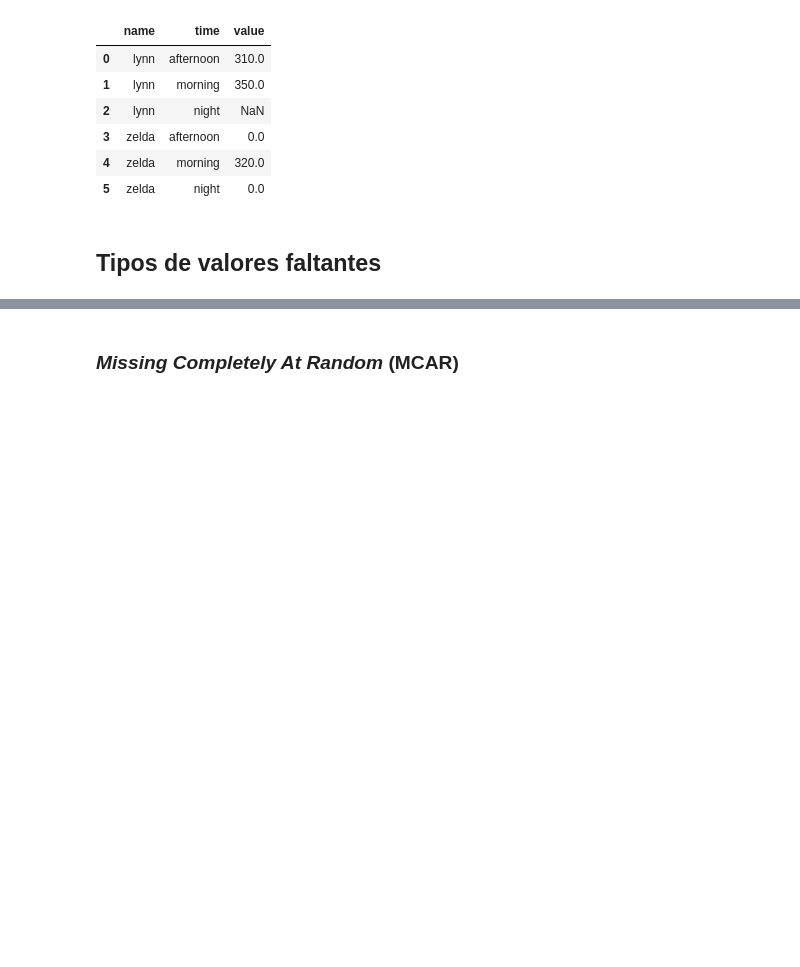
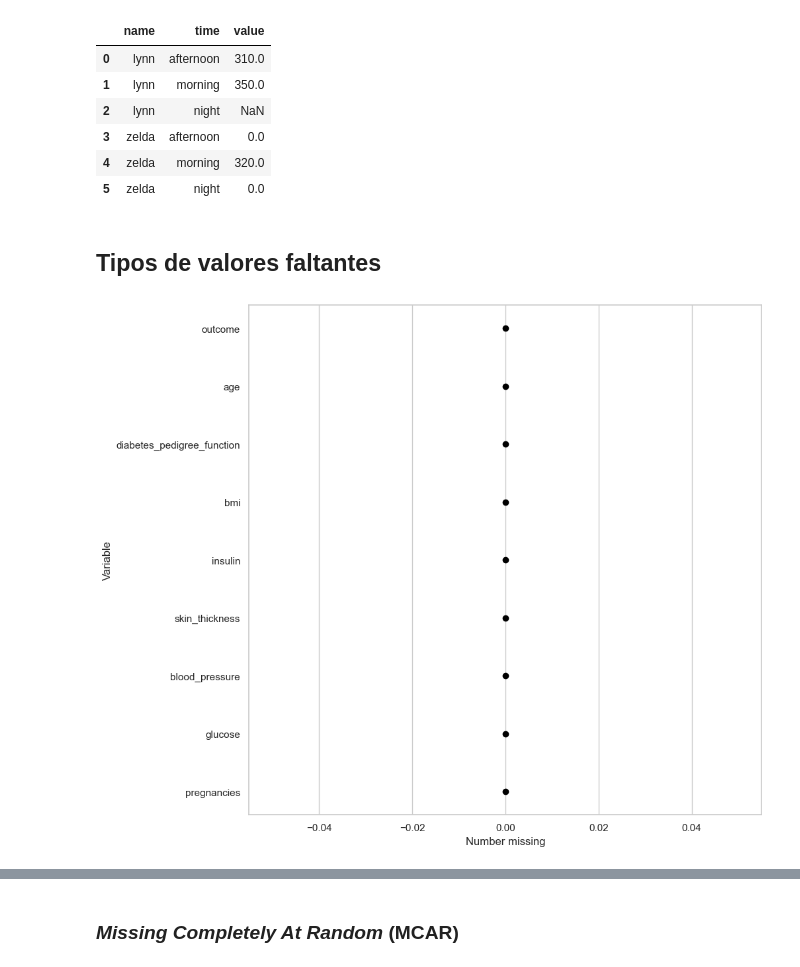
Before and after one commit to Horaciomb/ManejoDatosFaltantes-Detecci-n-y-Exploraci-n, a Jupyter notebook: live-exploration-missing-values.ipynb, the cells around one changed output, grey strips where cells are left out. Saved outputs shown, nothing was run; the diff lists cells and outputs as text; code cells hidden in the pictures; blank space fills up the shorter version.

Commit message:
visualizmaos los mecanismos de valores faltantes con py

```diff
--- a/live-exploration-missing-values.ipynb
+++ b/live-exploration-missing-values.ipynb
@@ -731,3 +731,7 @@ implicit_to_explicit_df.complete(
 | 5 | zelda | night | 0.0 |
 # %% [markdown]
 ## Tipos de valores faltantes
+# %%
+diabetes_df.missing.missing_variable_plot()
+# %% [output]
+[figure, added]
```
Also changed, not shown: parts of 5 cells of this notebook.
